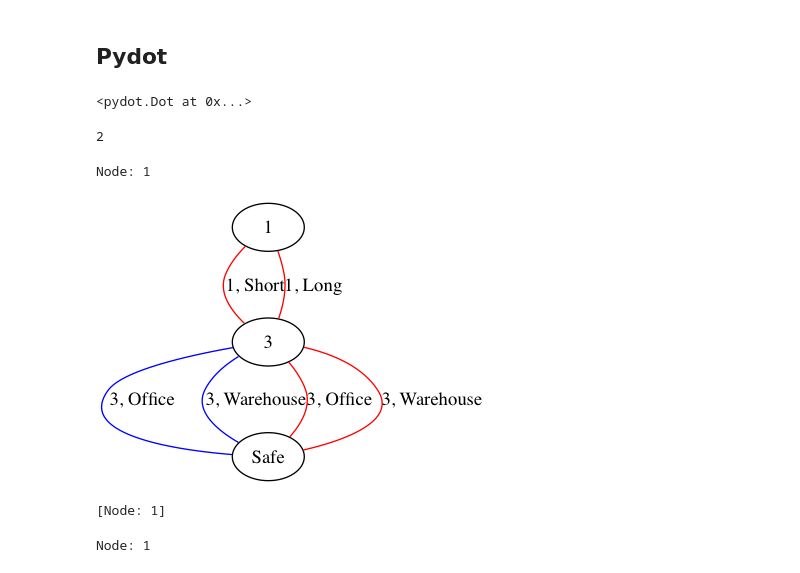
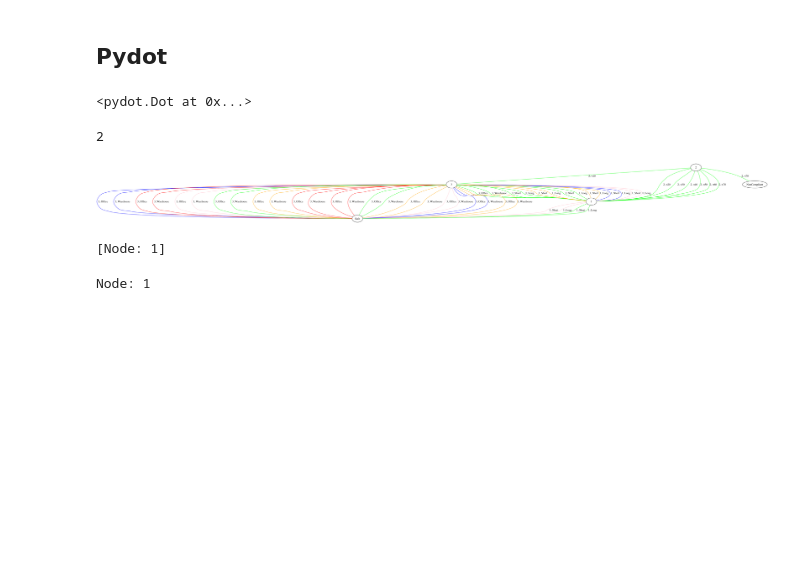
Before and after one commit to GalenWQ/CS321OshaProject, a Jupyter notebook: viz.ipynb, the cells around one changed output. Drawn from its saved outputs; the diff is of its cells as text; code cells hidden in the pictures; blank space fills up the shorter version.

Commit message:
progress on plots

```diff
--- a/viz.ipynb
+++ b/viz.ipynb
@@ -64,8 +64,6 @@ from IPython.display import Image
 import pydot
 # %%
 graph = pydot.Dot(graph_type='graph')
-# %%
-graph = pydot.Dot(graph_type='graph')
 # %%
 graph
 # %% [output]
@@ -79,10 +77,6 @@ from IPython.display import Image
 import random
 # %%
 colors = ['red','green','blue','orange','pink']
-# %%
-root.children[2].children[0]
-# %% [output]
-Node: 1
 # %%
 def make_graph_helper(root, graph):
 
@@ -109,11 +103,11 @@ def make_graph(root):
 # %%
 # g = make_graph(root)
 
-g = make_graph(root.children[7].children[0])
+g = make_graph(root)
 png_str = g.create_png(prog='dot')
 Image(png_str)
 # %% [output]
-[figure, old version]
+[figure, new version]
 # %%
 root.children[7].children
 # %% [output]
```
Also changed, not shown: 4 other files.
